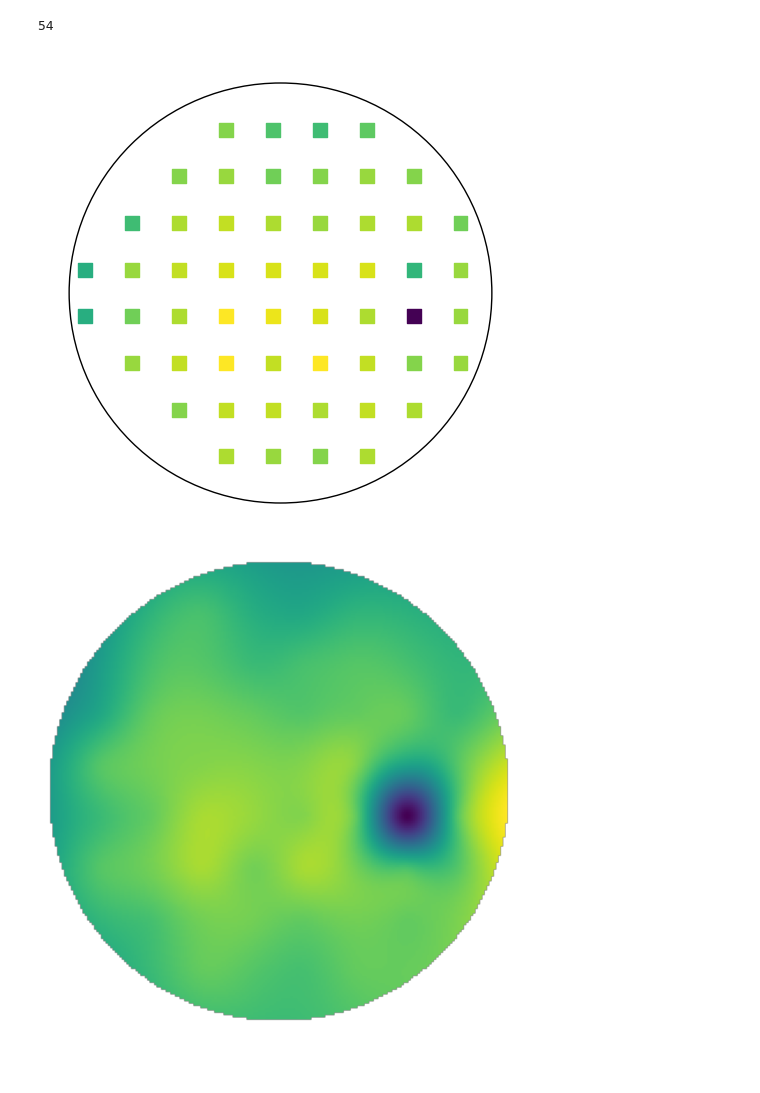
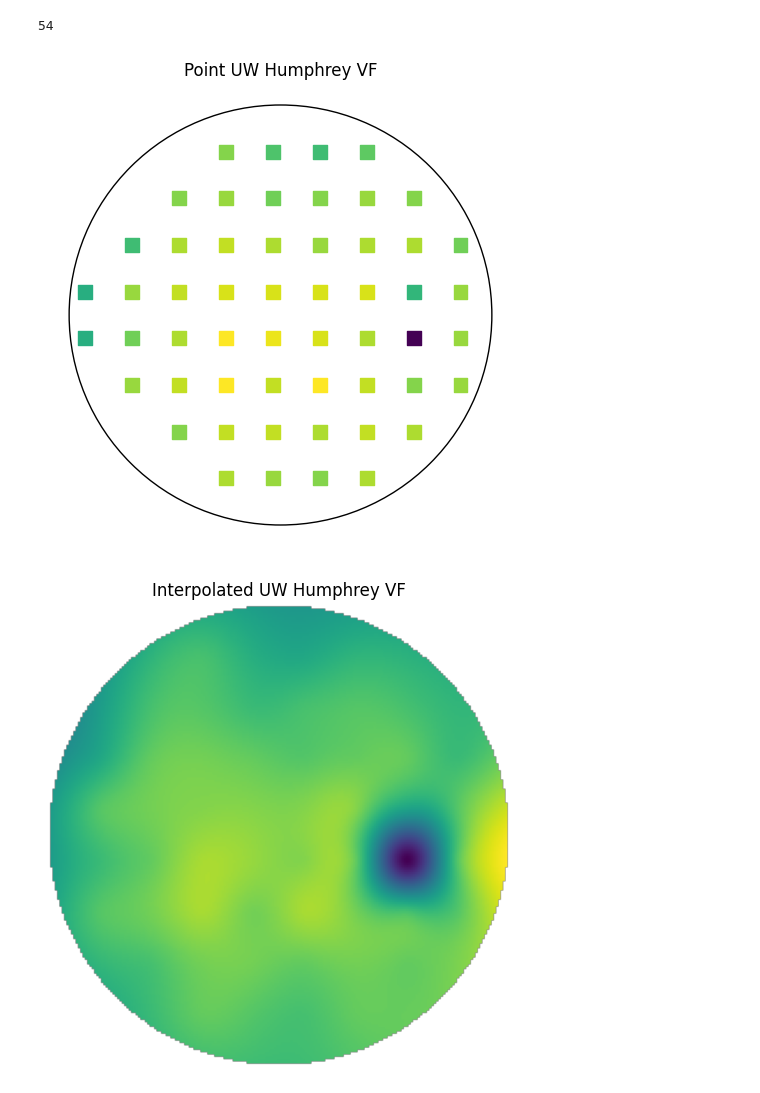
Before and after one commit to lilyhirano/Visual-Field-Analysis, a Jupyter notebook: uw_images.ipynb, the cells around one changed output. Cells and saved outputs as stored; diff of their text form; code cells hidden in the pictures; blank space fills up the shorter version.

```diff
--- a/uw_images.ipynb
+++ b/uw_images.ipynb
@@ -20,15 +20,15 @@ len(pt_1)
 # %%
 id_1 = np.array(uw_vf.iloc[0][22:76]).astype(int)
 fig, ax = plt.subplots(figsize = (6,6))
 
 ax.scatter(uw_coords[:,0], uw_coords[:,1], c= id_1, s=100, marker='s')
 circle = mpatches.Circle((-2,0), 27, fill = False)
 ax.add_patch(circle)
 plt.axis('off')
-
+plt.title("Point UW Humphrey VF")
 plt.show()
 # %% [output]
-[figure, old version]
+[figure, new version]
 # %%
 id_1 = np.array(uw_vf.iloc[0][22:76]).astype(int)
 
@@ -47,7 +47,8 @@ masked_grid = np.where(mask, grid_z, np.nan)
 fig, ax = plt.subplots(figsize = (6,6))
 ax.imshow(masked_grid.T, extent=(-27,27,-27,27), origin='lower', cmap='viridis')
 #ax.scatter(uw_coords[:,0], uw_coords[:,1], c= id_1, s=100, marker='s')
+plt.title("Interpolated UW Humphrey VF")
 plt.axis('off')
 plt.show()
 # %% [output]
-[figure, old version]
+[figure, new version]
```
Also changed, not shown: parts of 1 cell of this notebook, 4 other files.
